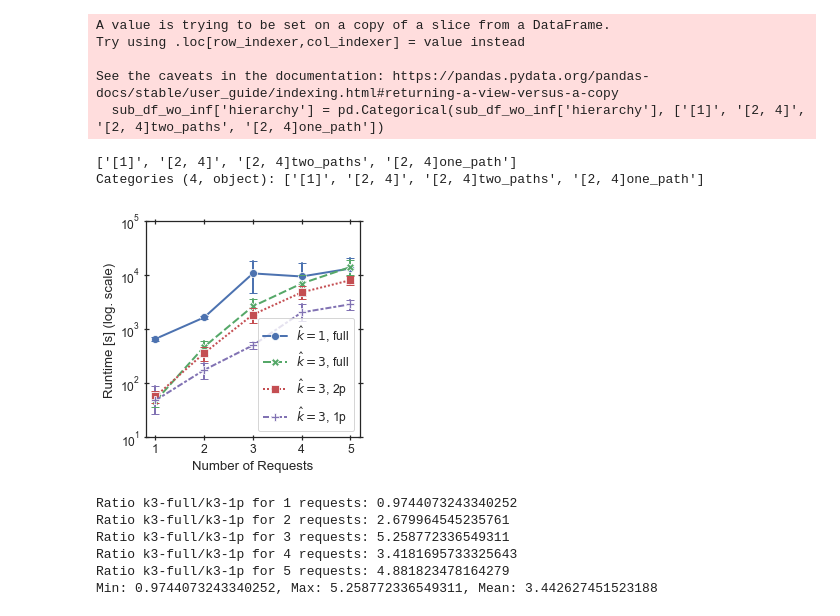
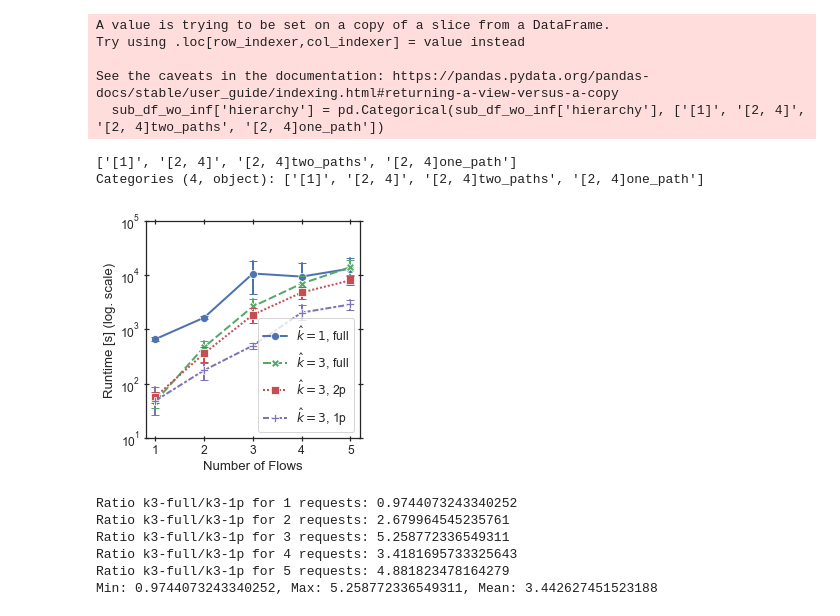
Before and after one commit to CN-UPB/hierarchical-coordination, a Jupyter notebook: eval/research_q_3.ipynb, the cells around one changed output. Cells and saved outputs as stored; diff of their text form; code cells hidden in the pictures.

```diff
--- a/eval/research_q_3.ipynb
+++ b/eval/research_q_3.ipynb
@@ -94,34 +94,34 @@ my_palette = my_palette[:4]
 # %%
 # sns_plot = sns.relplot(data=sub_df_wo_inf, x="request_count", markers=True, y="runtime", style="hierarchy", kind="line", legend='full')
 # sns_plot.set(xlabel='Amount of VNF requests', ylabel='Runtime in ms [log]')
 # ax = sns_plot.axes[0][0]
 # ax.set_yscale("log")
 # # plt.legend(title='Approach', loc='lower right', labels=['Baseline', '[1, 2, 4] adv. all paths', '[1, 2, 4] adv. one path' , '[1, 2, 4] adv. two paths'])
 # sns_plot.savefig("final_figs_3/final_runtimes_24.pdf")
 
 def plot_runtime(df):
     fig, ax = plt.subplots(figsize=(4, 4))
     sns.set(font_scale=1.1, style='white', rc={'lines.linewidth': 2})
 
     print(df['hierarchy'].unique())
     sns.lineplot(df['request_count'], df['runtime'] / 1000, hue=df['hierarchy'], style=df['hierarchy'], markers=True, markersize=8, legend=False,
                 err_style='bars', err_kws={'capsize': 4}, palette=my_palette)
 
-    ax.set_xlabel('Number of Requests')
+    ax.set_xlabel('Number of Flows')
     ax.set_ylabel('Runtime [s] (log. scale)')
     ax.set_yscale('log')
     ax.set_ylim(10**1, 10**5)
     ax.tick_params(axis='both', direction='inout', length=5, bottom=True, left=True, right=True, top=True)
     plt.legend(labels=mapped_labels(df['hierarchy'].unique()))
 
     plt.tight_layout()
     fig.savefig('final_figs/adv_runtime.pdf')
 
 plot_runtime(sub_df_wo_inf)
 # %% [output]
 ['[1]', '[2, 4]', '[2, 4]two_paths', '[2, 4]one_path']
 Categories (4, object): ['[1]', '[2, 4]', '[2, 4]two_paths', '[2, 4]one_path']
-[figure, old version]
+[figure, new version]
 # %%
 analyze_ratio('runtime', numerator='k3-full', denominator='k3-1p')
 # %% [output]
```
Also changed, not shown: parts of 6 cells of this notebook, 22 other files.
